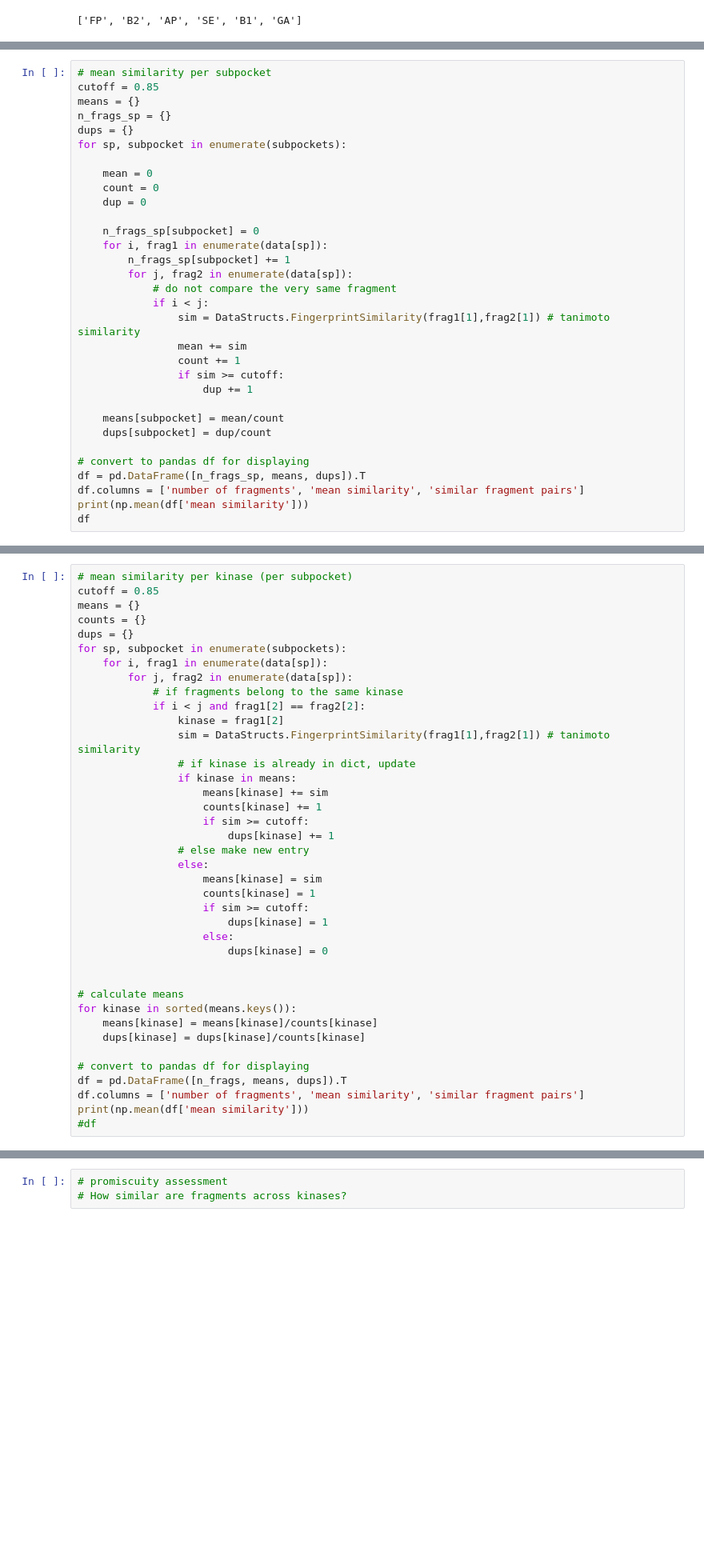
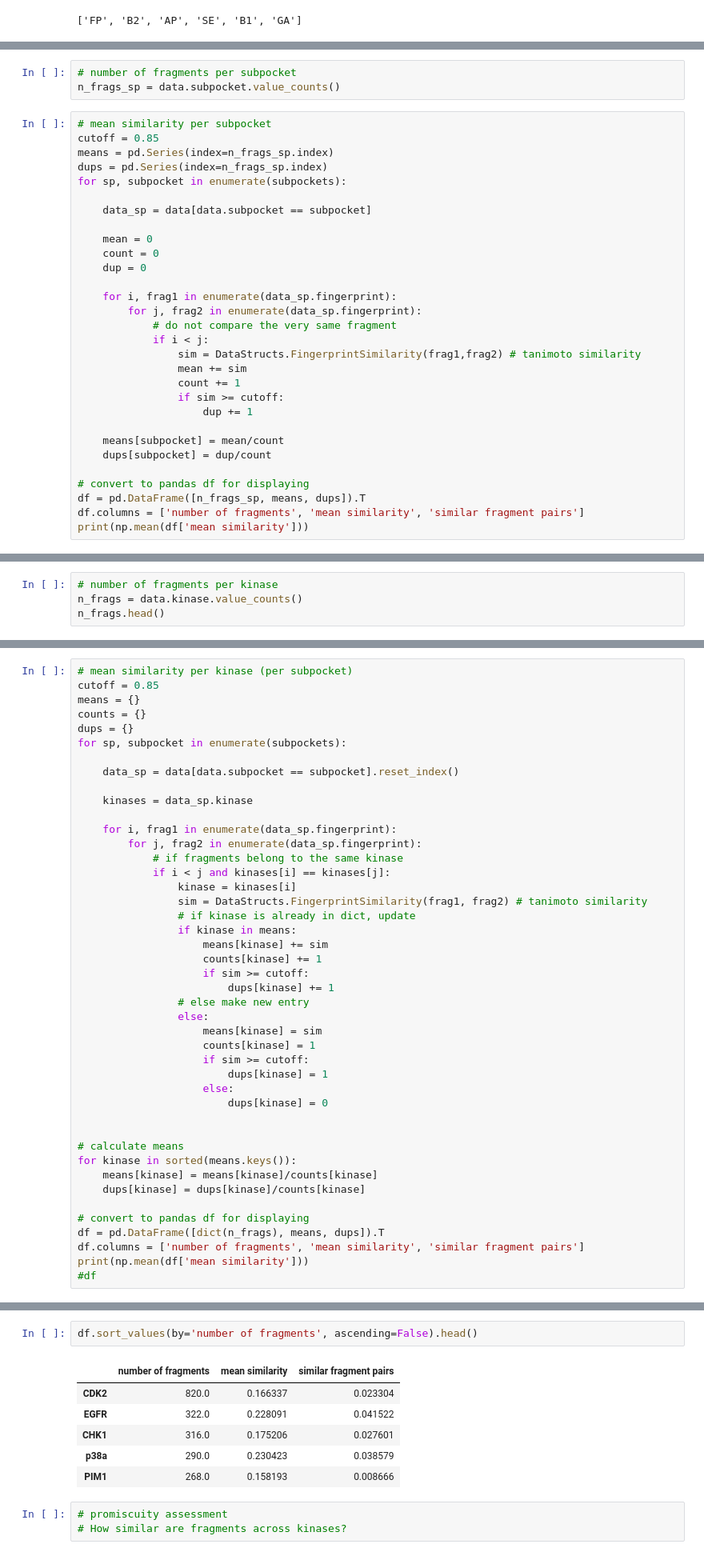
Before and after one commit to volkamerlab/KinaseFocusedFragmentLibrary, a Jupyter notebook: analysis/similarity.ipynb, the cells around one changed output, grey strips where cells are left out. Shown at 80% size. Drawn from its saved outputs; the diff is of its cells as text; blank space fills up the shorter version.

```diff
--- a/analysis/similarity.ipynb
+++ b/analysis/similarity.ipynb
@@ -68,22 +73,24 @@ for i, folder in enumerate(folders):
+# %%
+# number of fragments per subpocket
+n_frags_sp = data.subpocket.value_counts()
 # %%
 # mean similarity per subpocket
 cutoff = 0.85
-means = {}
-n_frags_sp = {}
-dups = {}
+means = pd.Series(index=n_frags_sp.index)
+dups = pd.Series(index=n_frags_sp.index)
 for sp, subpocket in enumerate(subpockets):
+
+    data_sp = data[data.subpocket == subpocket]
 
     mean = 0
     count = 0
     dup = 0
 
-    n_frags_sp[subpocket] = 0
-    for i, frag1 in enumerate(data[sp]):
-        n_frags_sp[subpocket] += 1
-        for j, frag2 in enumerate(data[sp]):
+    for i, frag1 in enumerate(data_sp.fingerprint):
+        for j, frag2 in enumerate(data_sp.fingerprint):
             # do not compare the very same fragment
             if i < j:
-                sim = DataStructs.FingerprintSimilarity(frag1[1],frag2[1]) # tanimoto similarity
+                sim = DataStructs.FingerprintSimilarity(frag1,frag2) # tanimoto similarity
                 mean += sim
                 count += 1
                 if sim >= cutoff:
@@ -96,5 +103,4 @@ for sp, subpocket in enumerate(subpockets):
 df = pd.DataFrame([n_frags_sp, means, dups]).T
 df.columns = ['number of fragments', 'mean similarity', 'similar fragment pairs']
 print(np.mean(df['mean similarity']))
-df
 # %% [output]
@@ -108,0 +118,4 @@ df
+# %%
+# number of fragments per kinase
+n_frags = data.kinase.value_counts()
+n_frags.head()
@@ -113,12 +138,17 @@ means = {}
 counts = {}
 dups = {}
 for sp, subpocket in enumerate(subpockets):
-    for i, frag1 in enumerate(data[sp]):
-        for j, frag2 in enumerate(data[sp]):
+
+    data_sp = data[data.subpocket == subpocket].reset_index()
+
+    kinases = data_sp.kinase
+
+    for i, frag1 in enumerate(data_sp.fingerprint):
+        for j, frag2 in enumerate(data_sp.fingerprint):
             # if fragments belong to the same kinase
-            if i < j and frag1[2] == frag2[2]:
-                kinase = frag1[2]
-                sim = DataStructs.FingerprintSimilarity(frag1[1],frag2[1]) # tanimoto similarity
+            if i < j and kinases[i] == kinases[j]:
+                kinase = kinases[i]
+                sim = DataStructs.FingerprintSimilarity(frag1, frag2) # tanimoto similarity
                 # if kinase is already in dict, update
                 if kinase in means:
                     means[kinase] += sim
@@ -141,7 +171,7 @@ for kinase in sorted(means.keys()):
     dups[kinase] = dups[kinase]/counts[kinase]
 
 # convert to pandas df for displaying
-df = pd.DataFrame([n_frags, means, dups]).T
+df = pd.DataFrame([dict(n_frags), means, dups]).T
 df.columns = ['number of fragments', 'mean similarity', 'similar fragment pairs']
 print(np.mean(df['mean similarity']))
 #df
@@ -158,3 +186,12 @@ df.loc[['BRAF','CDK2','EGFR','p38a']]
+# %%
+df.sort_values(by='number of fragments', ascending=False).head()
+# %% [output]
+|  | number of fragments | mean similarity | similar fragment pairs |
+| CDK2 | 820.0 | 0.166337 | 0.023304 |
+| EGFR | 322.0 | 0.228091 | 0.041522 |
+| CHK1 | 316.0 | 0.175206 | 0.027601 |
+| p38a | 290.0 | 0.230423 | 0.038579 |
+| PIM1 | 268.0 | 0.158193 | 0.008666 |
 # %%
 # promiscuity assessment
 # How similar are fragments across kinases?
```
Also changed, not shown: parts of 8 cells of this notebook, 2 other files.
